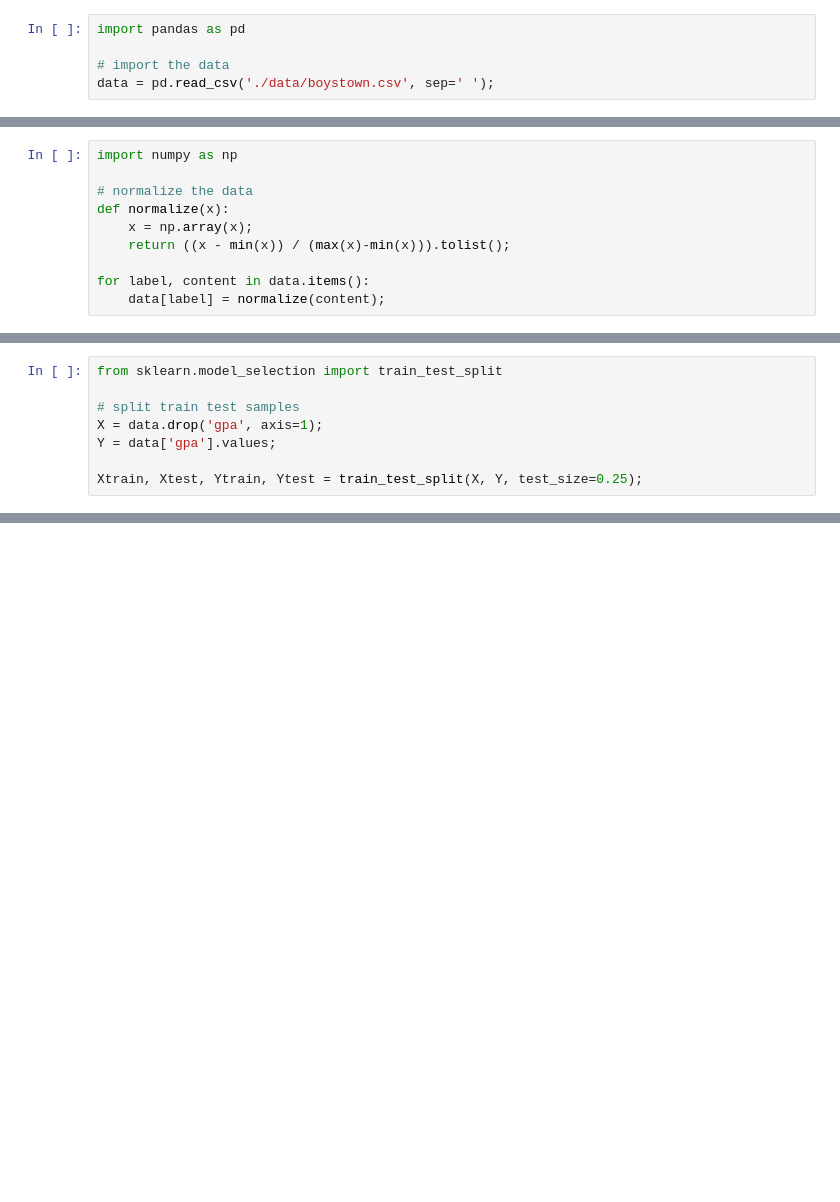
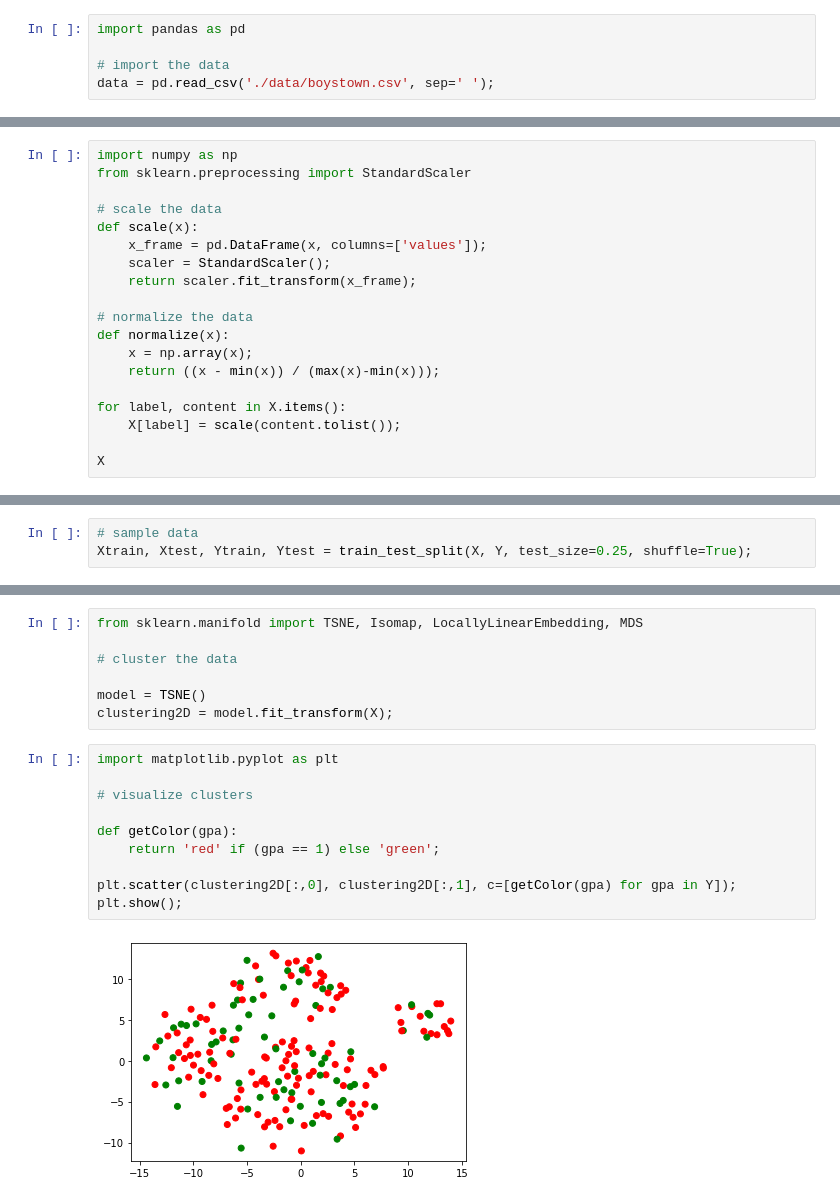
Before and after one commit to ShutDownMan/Data-Mining-Exploration, a Jupyter notebook: pa_07.ipynb, the cells around one changed output, grey strips where cells are left out. Cells and saved outputs as stored; diff of their text form; blank space fills up the shorter version.

```diff
--- a/pa_07.ipynb
+++ b/pa_07.ipynb
@@ -18,10 +24,19 @@ data['gpa'] = [map_gpa(gpa) for gpa in data['gpa']];
 # %%
 import numpy as np
+from sklearn.preprocessing import StandardScaler
+
+# scale the data
+def scale(x):
+    x_frame = pd.DataFrame(x, columns=['values']);
+    scaler = StandardScaler();
+    return scaler.fit_transform(x_frame);
 
 # normalize the data
 def normalize(x):
-	x = np.array(x);
-	return ((x - min(x)) / (max(x)-min(x))).tolist();
+    x = np.array(x);
+    return ((x - min(x)) / (max(x)-min(x)));
 
-for label, content in data.items():
-	data[label] = normalize(content);
+for label, content in X.items():
+    X[label] = scale(content.tolist());
+
+X
@@ -31,11 +57,6 @@ data = data.sample(frac=1).reset_index(drop=True);
 # %%
-from sklearn.model_selection import train_test_split
-
-# split train test samples
-X = data.drop('gpa', axis=1);
-Y = data['gpa'].values;
-
-Xtrain, Xtest, Ytrain, Ytest = train_test_split(X, Y, test_size=0.25);
+# sample data
+Xtrain, Xtest, Ytrain, Ytest = train_test_split(X, Y, test_size=0.25, shuffle=True);
 # %%
 from sklearn.neighbors import KNeighborsClassifier
 
@@ -81,0 +106,19 @@ K       Train   Test
+# %%
+from sklearn.manifold import TSNE, Isomap, LocallyLinearEmbedding, MDS
+
+# cluster the data
+
+model = TSNE()
+clustering2D = model.fit_transform(X);
+# %%
+import matplotlib.pyplot as plt
+
+# visualize clusters
+
+def getColor(gpa):
+    return 'red' if (gpa == 1) else 'green';
+
+plt.scatter(clustering2D[:,0], clustering2D[:,1], c=[getColor(gpa) for gpa in Y]);
+plt.show();
+# %% [output]
+[figure, added]
```
Also changed, not shown: parts of 7 cells of this notebook, 4 other files.
